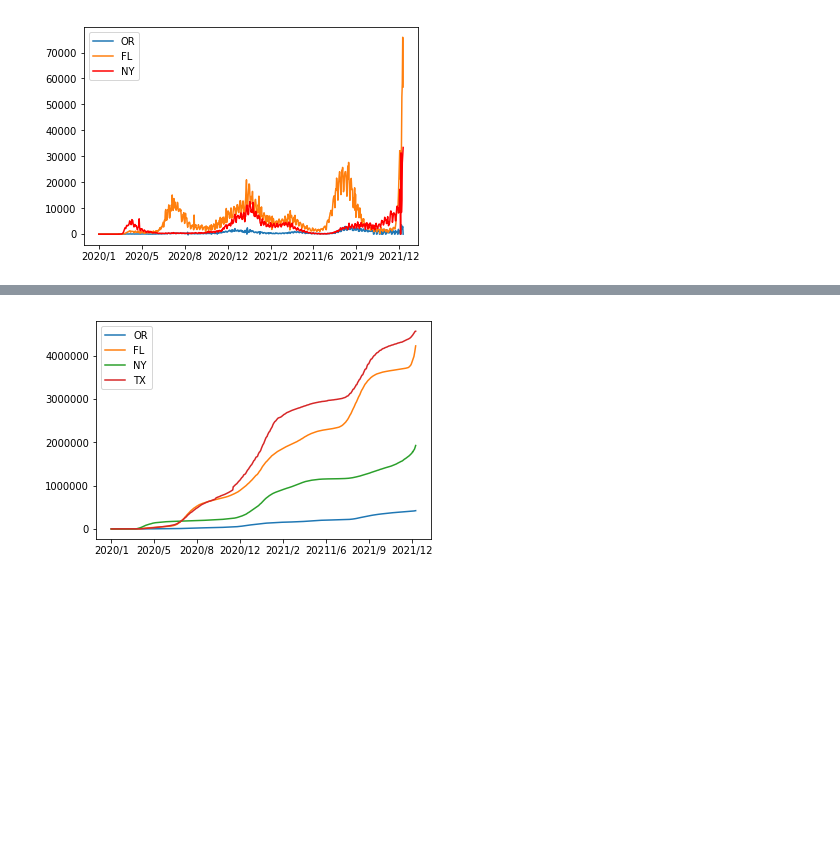
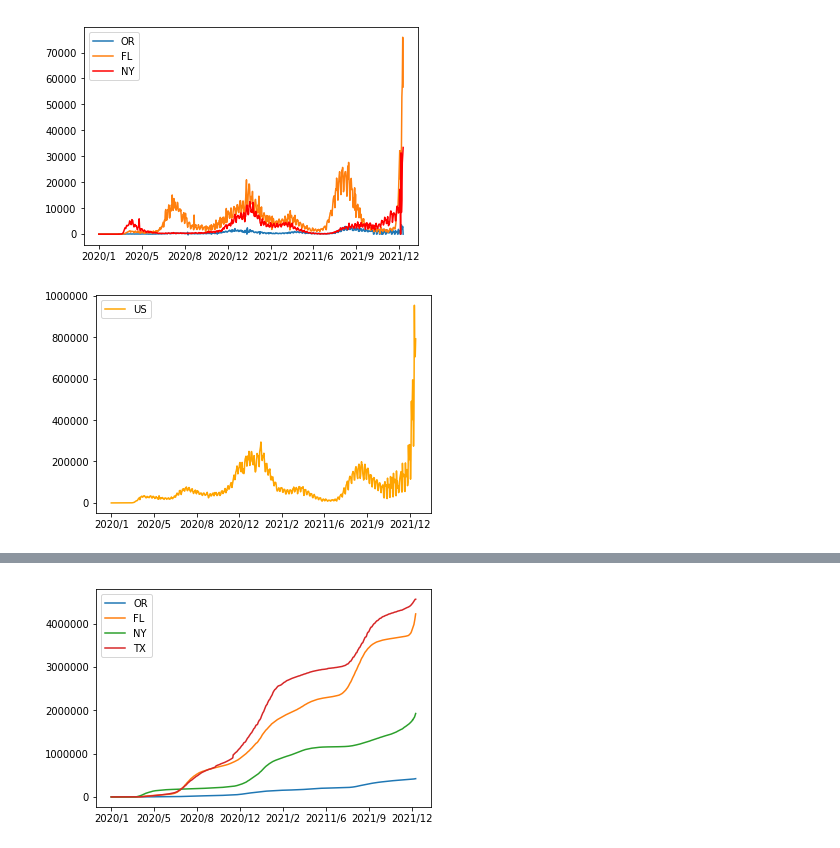
Before and after one commit to GoodrainCN/Covid_Trend, a Jupyter notebook: graphing.ipynb, the cells around one changed output, grey strips where cells are left out. Saved outputs shown, nothing was run; the diff lists cells and outputs as text; code cells hidden in the pictures; blank space fills up the shorter version.

```diff
--- a/graphing.ipynb
+++ b/graphing.ipynb
@@ -30,4 +30,18 @@ plt.legend(loc='best')
 plt.show()
 # %% [output]
 [figure]
+# %%
+all_state = pd.read_csv('cleaned\data_table_for_daily_case_trends__the_united_states.csv', usecols=[2])
+plt.plot(
+    all_state, label='US',
+    color = 'Orange',
+)
+plt.xticks(
+    [0,100,200,300,400,500,600,700],
+    ['2020/1','2020/5', '2020/8', '2020/12', '2021/2', '20211/6', '2021/9', '2021/12']
+)
+plt.legend(loc='best')
+plt.show()
+# %% [output]
+[figure, added]
 # %%
```
Also changed, not shown: parts of 1 cell of this notebook, 8 other files.
